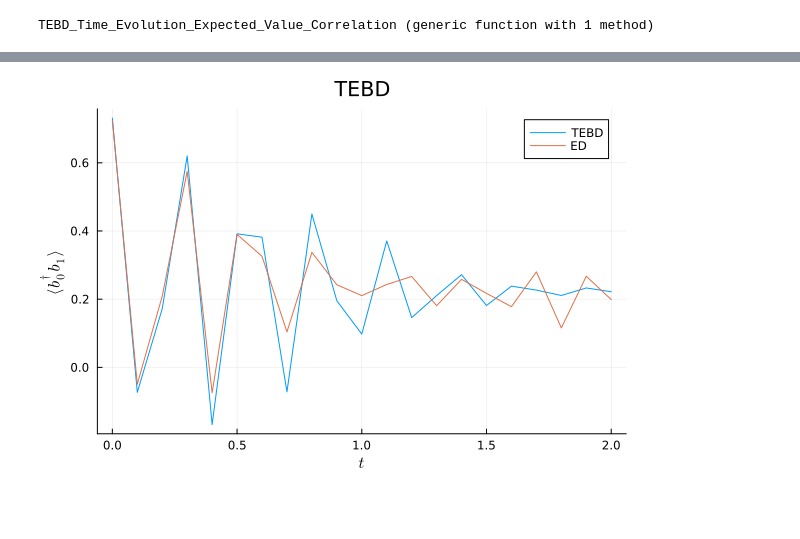
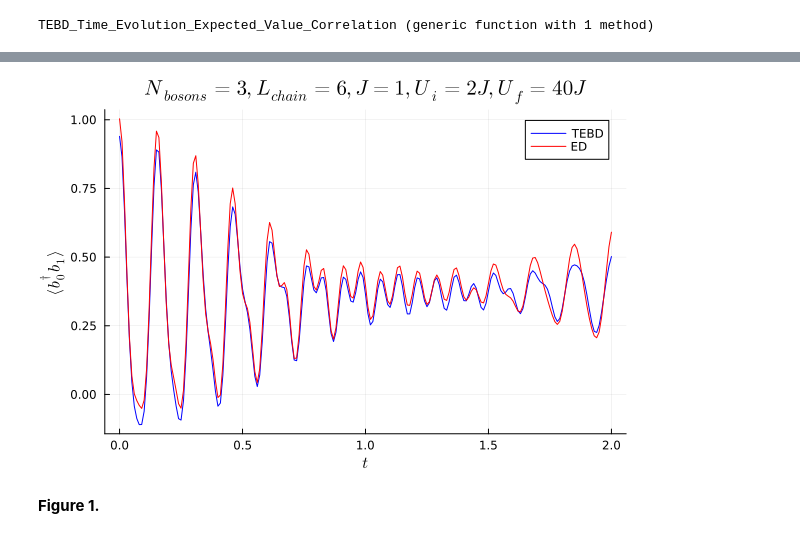
Before and after one commit to Joacop16/Tensor_Networks_with_Julia, a Jupyter notebook: Bose Hubbard Model.ipynb, the cells around one changed output, grey strips where cells are left out. Saved outputs shown, nothing was run; the diff lists cells and outputs as text; code cells hidden in the pictures; blank space fills up the shorter version.

```diff
--- a/Bose Hubbard Model.ipynb
+++ b/Bose Hubbard Model.ipynb
@@ -355,7 +257,39 @@ println(energy_ground_state, energy_1_excited_state, energy_2_excited_state) #Us
+# %%
+N_Bosons = 3 #4
+L_Chain = 6 #Maximum with 4 Bosons because 5^6 < 2^14.
+J = 1
+Ui = 2*J
+Uf = 40*J
+
+#ED
+
+Hi = Build_ED_Bose_Hubbard_Hamiltonian(N_Bosons, L_Chain, J, Ui)
+Hf = Build_ED_Bose_Hubbard_Hamiltonian(N_Bosons, L_Chain, J, Uf)
+#3 minutes to here.
+
+Creation, Annihilation = Create_Annihilation_Creation_Operators(N_Bosons)
+Correlation_Operator = Enlarge_Matrix_i_Matrix_j(1, 2, L_Chain, Creation, Annihilation)
+
+# lambda_0 = eigen(Hi).values[1]
+Psi_0 = eigen(Hi).vectors[:,1] #16 min for this line
+
+Times_ED = [0.0]
+Correlations_ED = [Adjoint(Psi_0)*Correlation_Operator*Psi_0]
+
+dt = 0.01
+U = Time_Evolution_Operator_ED(dt, Hf)
+Psi_t = Psi_0
+
+for i=1:200
+    Psi_t = U*Psi_t
+    Correlation = Adjoint(Psi_t)*Correlation_Operator*Psi_t
+    append!(Correlations_ED, Correlation.re)
+    append!(Times_ED, dt*i)
+end
 # %%
-#Quantum Quench of Figure 1.
+#ITensor.
 
-N_Bosons = 2 #4
+N_Bosons = 3 #4
 L_Chain = 6 #Maximum with 4 Bosons because 5^6 < 2^14.
 J = 1
 Ui = 2*J
@@ -364,7 +298,7 @@ Uf = 40*J
 Hi_MPO, sites = Build_MPO_Bose_Hubbard_Hamiltonian(N_Bosons, L_Chain, J, Ui)
 
 nsweeps = 10
-maxdim = [10,20,100,200,200] #maxdim - integer or array of integers specifying the maximum size allowed for the bond dimension or rank of the MPS being optimized
+maxdim = [10,20,200] #maxdim - integer or array of integers specifying the maximum size allowed for the bond dimension or rank of the MPS being optimized
 cutoff = [1E-10] #maxdim - integer or array of integers specifying the maximum size allowed for the bond dimension or rank of the MPS being optimized
 
 energy_ground_state, psi_ground_state = dmrg(Hi_MPO,randomMPS(sites,N_Bosons+1); nsweeps, maxdim, cutoff) #randomMPS(sites,4) is the start point. Is a random MPS with bond dimension = number of bosons + 1
@@ -449,12 +328,14 @@ title!("ED")
 # %%
-plot(Times_TEBD, Correlations_TEBD, label = "TEBD")
-plot!(Times_ED, Correlations_ED, label = "ED")
+plot(Times_TEBD, Correlations_TEBD, label = "TEBD", color ="blue")
+plot!(Times_ED, Correlations_ED, label = "ED", color ="red")
 
 xlabel!(L"t")
 ylabel!(L"\langle b^{\dagger}_{0} b_{1} \rangle")
-title!("TEBD")
+title!(L"N_{bosons} = 3, L_{chain} = 6, J = 1, U_{i} = 2J, U_{f} = 40J")
 # %% [output]
-[figure, old version]
+[figure, new version]
+# %% [markdown]
+**Figure 1.**
 # %%
 #Quantum Quench of Figure 1.
 
```
Also changed, not shown: parts of 27 cells of this notebook.
